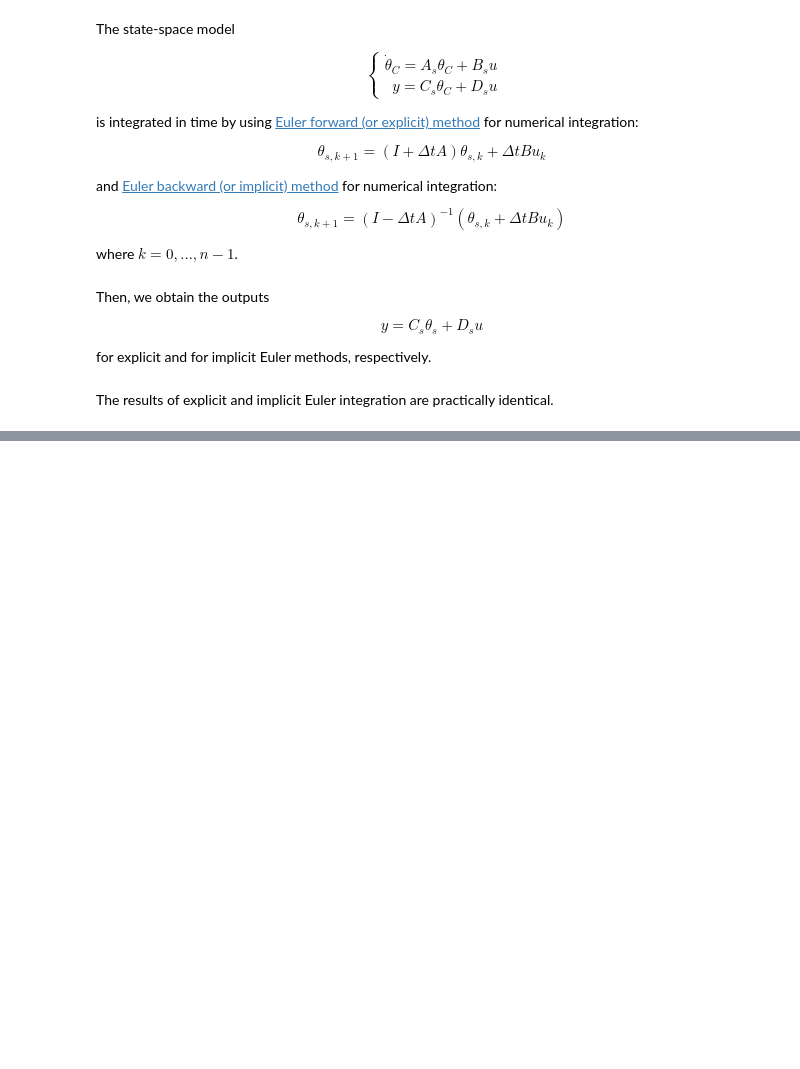
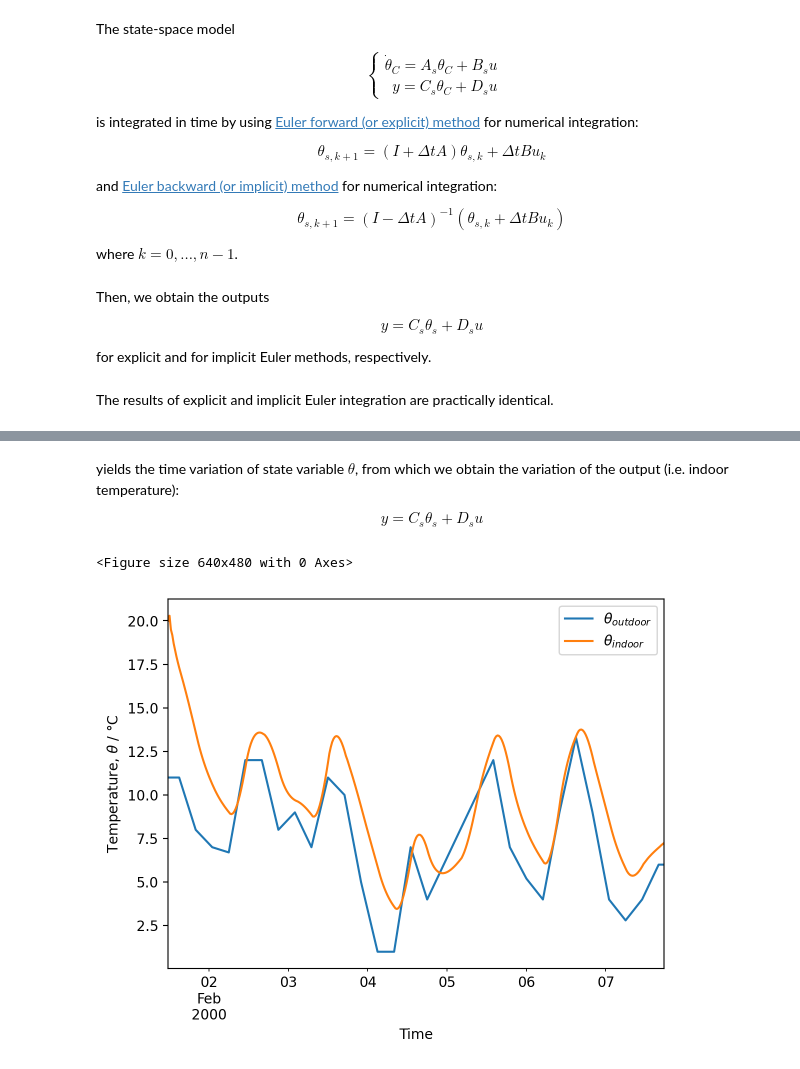
Before and after one commit to ZHAW-dm4bem-2023/reproducible-report-michael_fabian, a Jupyter notebook: Project.ipynb, the cells around one changed output, grey strips where cells are left out. Drawn from its saved outputs; the diff is of its cells as text; code cells hidden in the pictures; blank space fills up the shorter version.

```diff
--- a/Project.ipynb
+++ b/Project.ipynb
@@ -973,0 +1472,2 @@ Steady-state indoor temperature obtained with:
+# %%
+θ_exp = 20 * np.ones([As.shape[0], u.shape[0]])
@@ -973,0 +1481,22 @@ Steady-state indoor temperature obtained with:
+# %%
+for k in range(u.shape[0] - 1):
+    θ_exp[:, k + 1] = (I + dt * As) @ θ_exp[:, k]\
+        + dt * Bs @ u.iloc[k, :]
+# %% [markdown]
+yields the time variation of state variable $\theta$, from which we obtain the variation of the output (i.e. indoor temperature):
+
+$$y = C_s \theta_s + D_s u$$
+# %%
+y_exp = Cs @ θ_exp + Ds @ u.to_numpy().T
+# %%
+data['θi_exp'] = y_exp.T
+# %%
+fig = plt.figure()
+data[['To', 'θi_exp']].plot(xticks=[],
+                            ylabel='Temperature, $θ$ / °C');
+plt.legend(['$θ_{outdoor}$', '$θ_{indoor}$'],
+              loc='upper right')
+plt.show()
+# %% [output]
+<Figure size 640x480 with 0 Axes>
+[figure, added]
```
Also changed, not shown: parts of 77 cells of this notebook, 3 other files.
